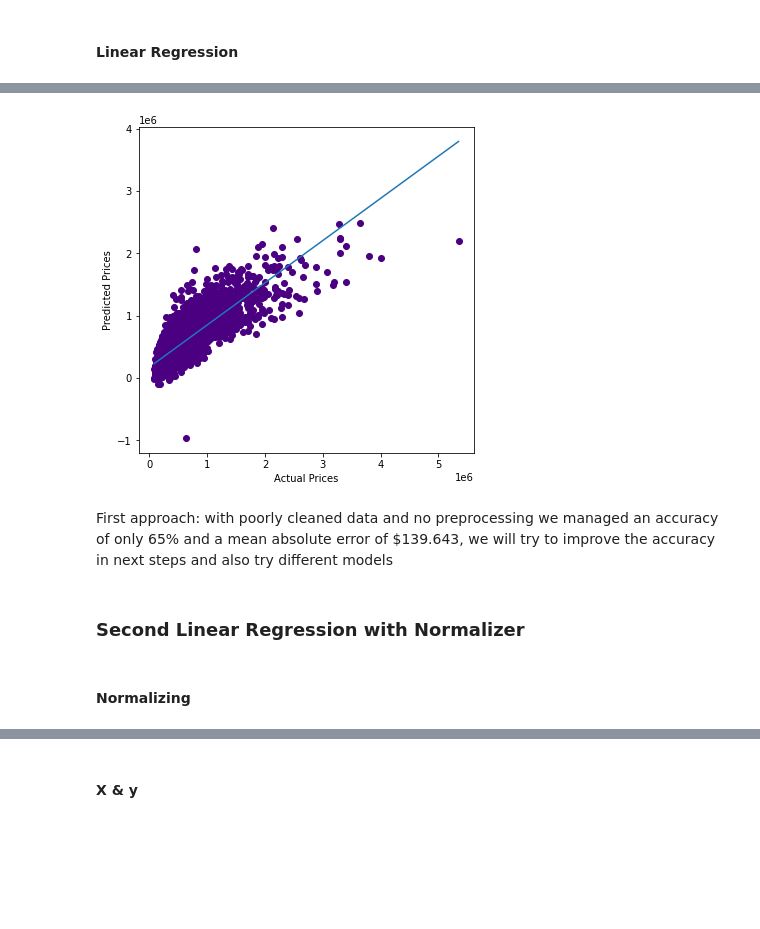
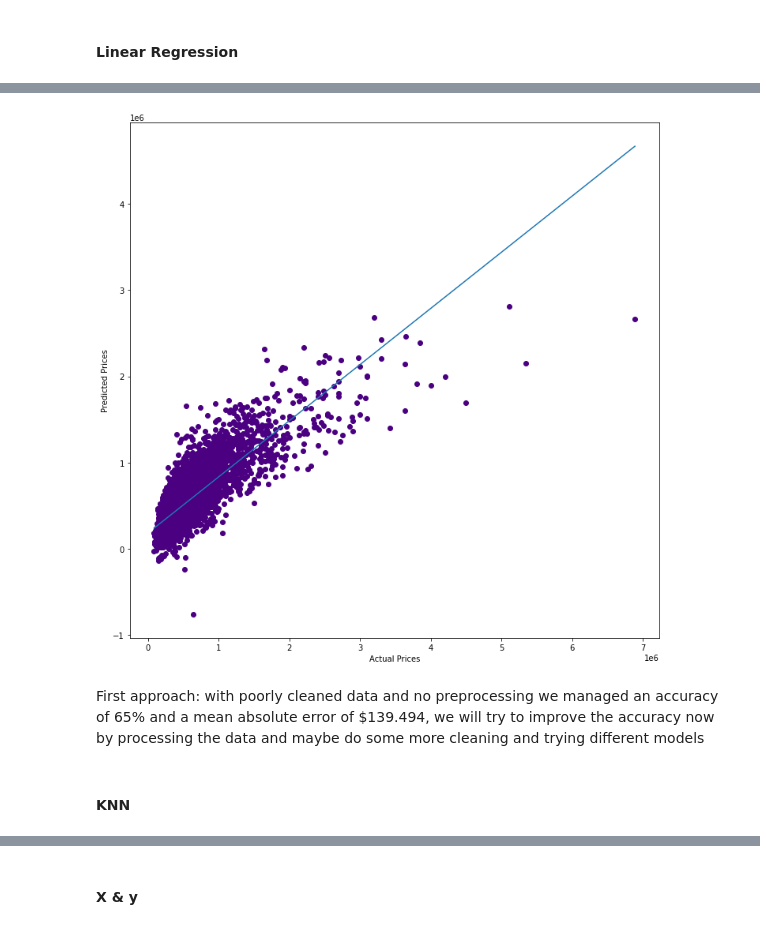
Before and after one commit to nomaditect/mid_bootcamp_project, a Jupyter notebook: code/Regression Project.ipynb, the cells around one changed output, grey strips where cells are left out. Drawn from its saved outputs; the diff is of its cells as text; code cells hidden in the pictures; blank space fills up the shorter version.

```diff
--- a/code/Regression Project.ipynb
+++ b/code/Regression Project.ipynb
@@ -398,3 +445,7 @@ scatter_matrix(df, alpha=0.2, figsize=(15,15), diagonal="kde");
+# %%
+#copying and saving the cleaned dataframe to be able to use it later
+cleaneddf = df.copy()
+df.to_csv("cleaned_regression_data.csv", index=False)
 # %% [markdown]
 ## Modelling
 # %%
@@ -443,3 +463,5 @@ X = dfstand
+# %%
+X = cleaneddf.drop(columns=['price'])
 # %%
 X
 # %% [output]
@@ -458,3 +480,3 @@ X
 21597 rows × 13 columns
 # %%
-y = df['price']
+y = cleaneddf['price']
@@ -461,7 +491,7 @@ y = df['price']
 # %% [markdown]
 #### Split data intro train & test
 # %%
-X_train, X_test, y_train, y_test = train_test_split(X, y, test_size = 0.3, random_state = 30)
+X_train, X_test, y_train, y_test = train_test_split(X, y, test_size = 0.4, random_state = 40)
 # %% [markdown]
 #### Linear Regression
 # %%
@@ -498,16 +528,14 @@ MAE
 # %%
-fig, ax = plt.subplots(figsize=(6,6))
+fig, ax = plt.subplots(figsize=(12,12))
 plt.scatter(y_test,predictions, color="indigo")
 plt.xlabel('Actual Prices')
 plt.ylabel('Predicted Prices')
 
 plt.plot(np.unique(y_test), np.poly1d(np.polyfit(y_test, predictions, 1))(np.unique(y_test)))
 plt.show();
 # %% [output]
-[figure, old version]
+[figure, new version]
 # %% [markdown]
-First approach: with poorly cleaned data and no preprocessing we managed an accuracy of only 65% and a mean absolute error of $139.643, we will try to improve the accuracy in next steps and also try different models
+First approach: with poorly cleaned data and no preprocessing we managed an accuracy of 65% and a mean absolute error of $139.494, we will try to improve the accuracy now by processing the data and maybe do some more cleaning and trying different models
-# %% [markdown]
-### Second Linear Regression with Normalizer
 # %% [markdown]
-#### Normalizing
+#### KNN
```
Also changed, not shown: parts of 150 cells of this notebook.
